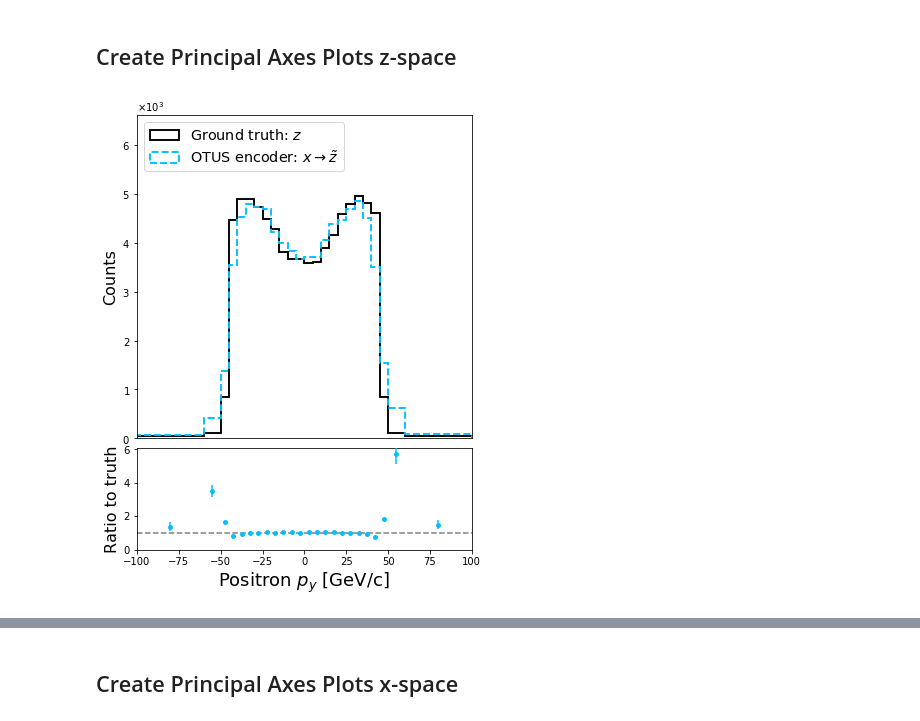
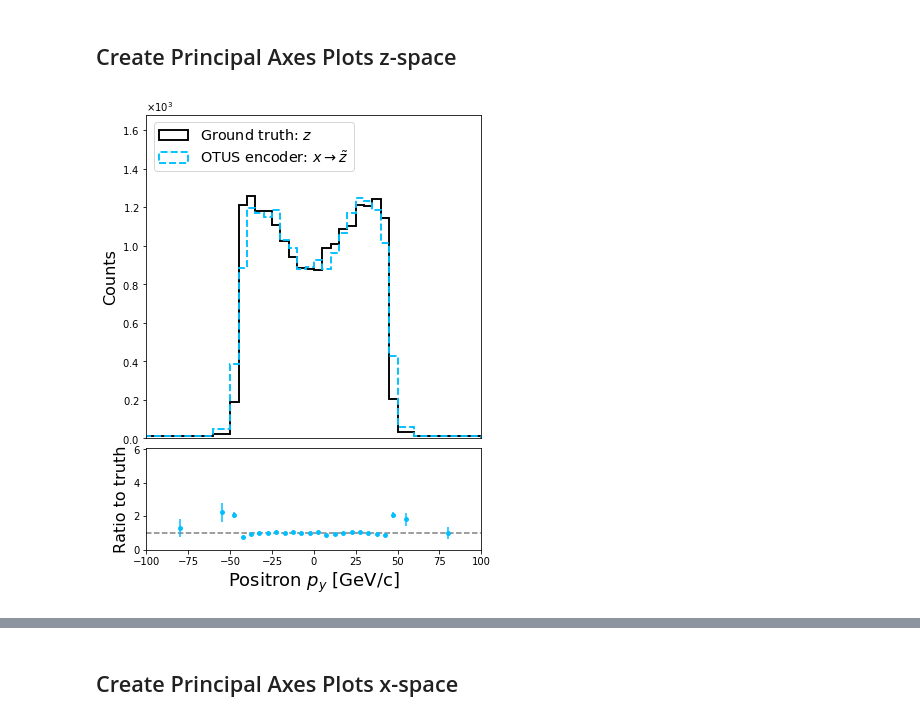
Before and after one commit to yiboyang/otus, a Jupyter notebook: PaperPlots/ablationStudy/ablationStudyPlots_ppzee_lambTuning.ipynb, the cells around one changed output, grey strips where cells are left out. Cells and saved outputs as stored; diff of their text form; code cells hidden in the pictures.

```diff
--- a/PaperPlots/ablationStudy/ablationStudyPlots_ppzee_lambTuning.ipynb
+++ b/PaperPlots/ablationStudy/ablationStudyPlots_ppzee_lambTuning.ipynb
@@ -105,0 +67,35 @@ x_pred_truth_te1 = xPredTruth[0:f_test1]
+# %%
+valData = np.load(results_dataPath)
+
+#-- Load truth data --#
+zData = valData['z']
+xData = valData['x']
+
+#-- Load results data --#
+zPred      = valData['x_encoded']        # E(x)
+xPred      = valData['x_reconstructed']  # D(E(x))
+xPredTruth = valData['z_decoded']        # D(z)
+
+#-- Split data into the two separate validation sets --#
+f = int(0.5*zData.shape[0])
+
+x_val1  = xData[0:f]
+z_val1  = zData[0:f]
+
+x_val2  = xData[f:]
+z_val2  = zData[f:]
+
+#-- Make sure validation sets have the same number of events --#
+assert(x_val1.shape[0] == x_val2.shape[0])
+assert(z_val1.shape[0] == z_val2.shape[0])
+print('z_val1 Shape, x_val1 Shape: ', z_val1.shape, x_val1.shape)
+print('z_val2 Shape, x_val2 Shape: ', z_val2.shape, x_val2.shape)
+
+#-- Get predicted z for x_val1, E(x_val1) --#
+z_pred_val1 = zPred[0:f]
+
+#-- Get predicted x for full autoencoder chain, D(E(x_val1)) --#
+x_pred_val1 = xPred[0:f]
+
+#-- Get predicted x for true z_val1, D(z_val1) --#
+x_pred_truth_val1 = xPredTruth[0:f]
@@ -233,10 +184,8 @@ Do any bins have less than 5 entries?  False
 # %%
 #-- Define suitable binning for principal axis data (obtained from above) --#
 bins_py = binsY
-bins_pz = binsZ
-bins_E  = binsE
 
-zbinsList = [bins_py, bins_pz, bins_E]
+zbinsList = [bins_py]
 # %%
 #-- z-space principal axis data --#
 zStatsList = []
@@ -306,7 +255,7 @@ from plot_utils import ratioPlotSingle, ratioPlotDouble, transportPlot
 ## Create Principal Axes Plots z-space
 # %%
 #-- Plot this for the positron's py --#
-ratioPlotSingle(z_test2[:,5], z_pred_te1[:,5], zbinsList[0], (-100,100), (0,7000), (0., 6.05),
-                   r'Positron $p_y$ [GeV/c]', legend=True, save_figs=save_figs, img_dir=img_dir) #zStatsList[0],
+ratioPlotSingle(z_val2[:,5], z_pred_val1[:,5], zbinsList[0], (-100,100), (0,7000), (0., 6.05),
+                   r'Positron $p_y$ [GeV/c]', legend=True, save_figs=save_figs, img_dir=img_dir, ablLambda=f'lamb={lamb}') #zStatsList[0],
 # %% [output]
-[figure, old version]
+[figure, new version]
```
Also changed, not shown: parts of 50 cells of this notebook, 13 other files.
